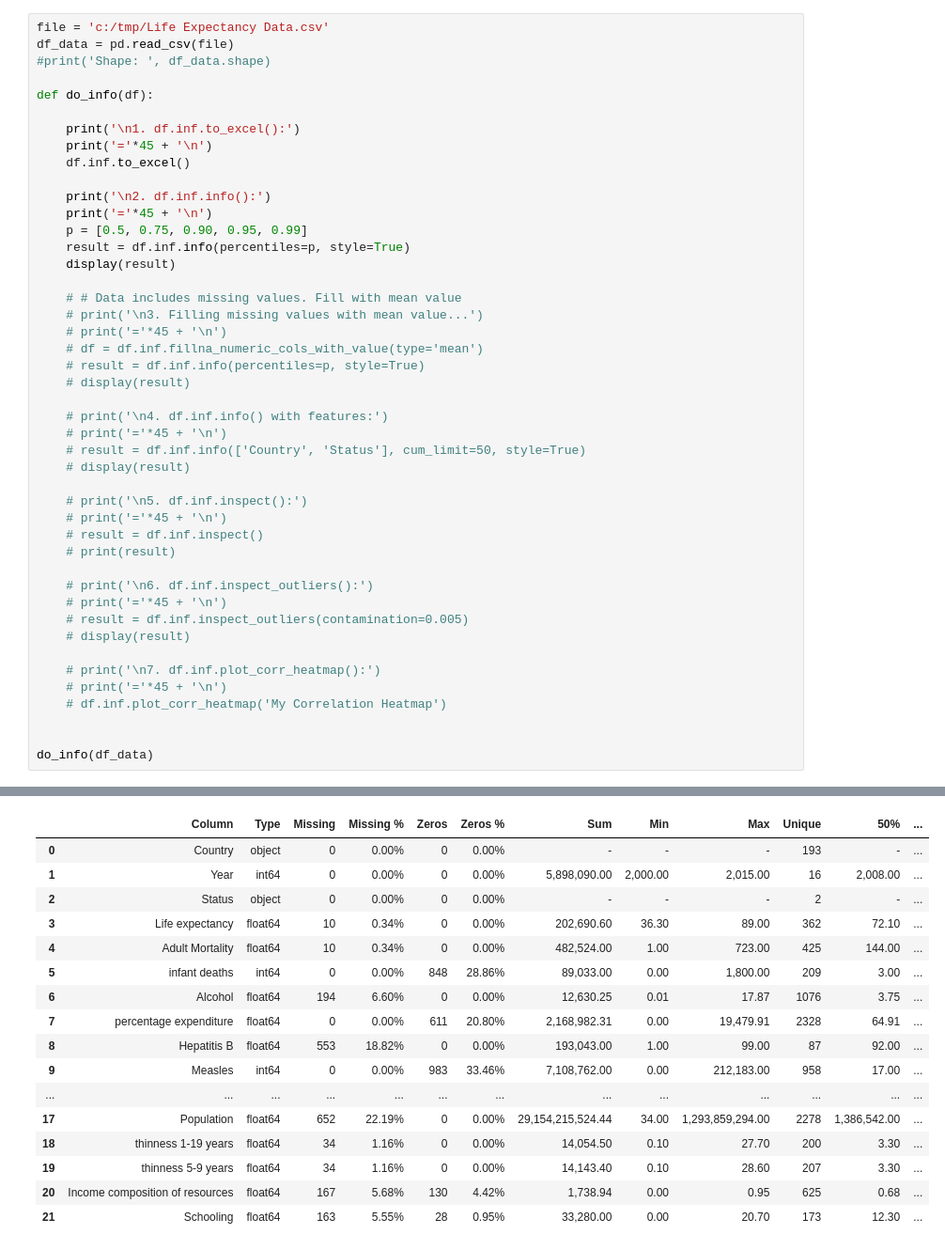
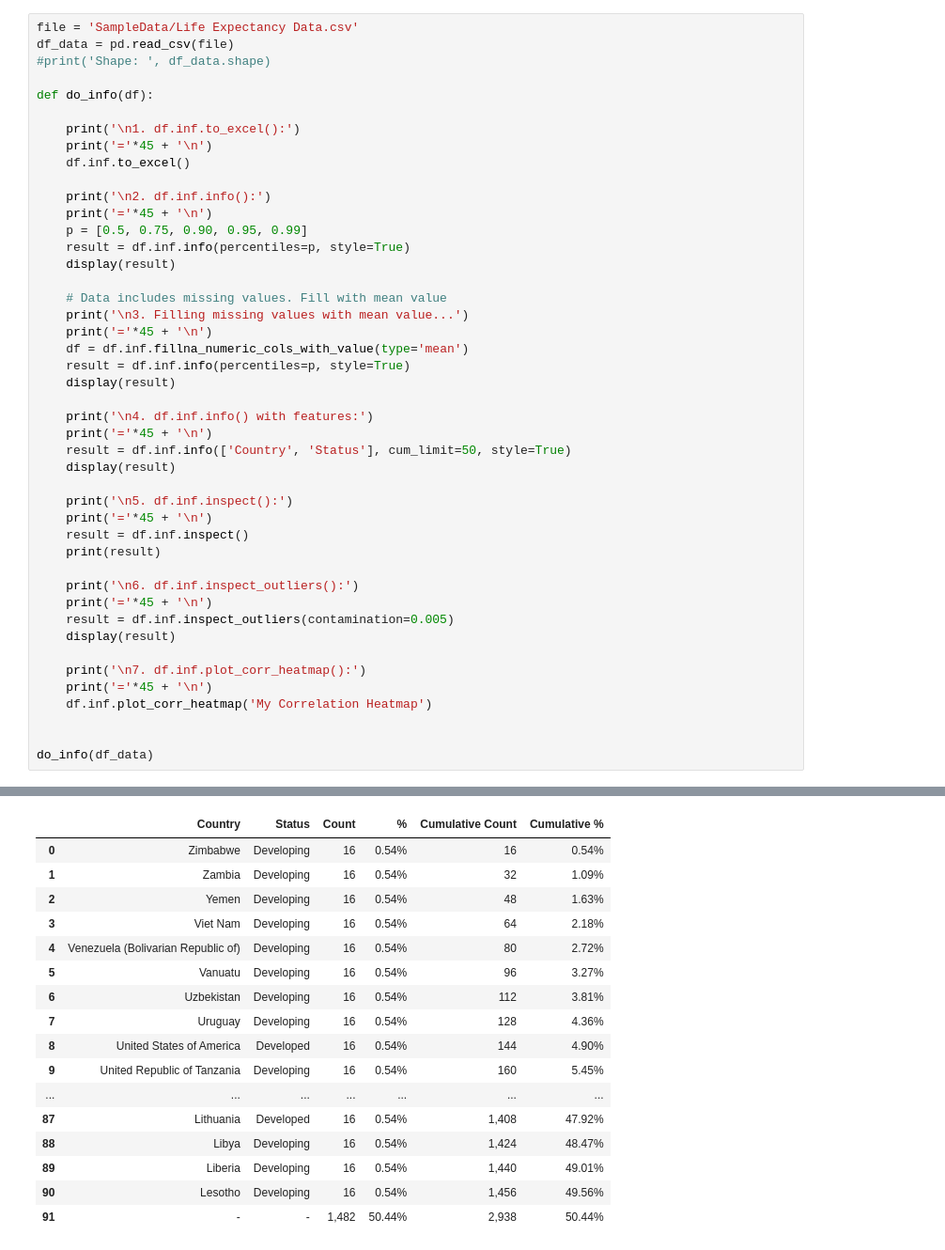
Before and after one commit to mottibz/pdinfo, a Jupyter notebook: examples.ipynb, the cells around one changed output, grey strips where cells are left out. Shown at 94% size. Saved outputs shown, nothing was run; the diff lists cells and outputs as text.

```diff
--- a/examples.ipynb
+++ b/examples.ipynb
@@ -37,5 +37,5 @@ Interpreter: c:\Users\motti\Documents\GitHub\DataScience\venv\Scripts\python.exe
 # %%
-file = 'c:/tmp/Life Expectancy Data.csv'
+file = 'SampleData/Life Expectancy Data.csv'
 df_data = pd.read_csv(file)
 #print('Shape: ', df_data.shape)
 
@@ -51,31 +51,31 @@ def do_info(df):
     result = df.inf.info(percentiles=p, style=True)
     display(result)
 
-    # # Data includes missing values. Fill with mean value
-    # print('\n3. Filling missing values with mean value...')
-    # print('='*45 + '\n')
-    # df = df.inf.fillna_numeric_cols_with_value(type='mean')
-    # result = df.inf.info(percentiles=p, style=True)
-    # display(result)
+    # Data includes missing values. Fill with mean value
+    print('\n3. Filling missing values with mean value...')
+    print('='*45 + '\n')
+    df = df.inf.fillna_numeric_cols_with_value(type='mean')
+    result = df.inf.info(percentiles=p, style=True)
+    display(result)
 
-    # print('\n4. df.inf.info() with features:')
-    # print('='*45 + '\n')
-    # result = df.inf.info(['Country', 'Status'], cum_limit=50, style=True)
-    # display(result)
+    print('\n4. df.inf.info() with features:')
+    print('='*45 + '\n')
+    result = df.inf.info(['Country', 'Status'], cum_limit=50, style=True)
+    display(result)
 
-    # print('\n5. df.inf.inspect():')
-    # print('='*45 + '\n')
-    # result = df.inf.inspect()
-    # print(result)
+    print('\n5. df.inf.inspect():')
+    print('='*45 + '\n')
+    result = df.inf.inspect()
+    print(result)
 
-    # print('\n6. df.inf.inspect_outliers():')
-    # print('='*45 + '\n')
-    # result = df.inf.inspect_outliers(contamination=0.005)
-    # display(result)
+    print('\n6. df.inf.inspect_outliers():')
+    print('='*45 + '\n')
+    result = df.inf.inspect_outliers(contamination=0.005)
+    display(result)
 
-    # print('\n7. df.inf.plot_corr_heatmap():')
-    # print('='*45 + '\n')
-    # df.inf.plot_corr_heatmap('My Correlation Heatmap')
+    print('\n7. df.inf.plot_corr_heatmap():')
+    print('='*45 + '\n')
+    df.inf.plot_corr_heatmap('My Correlation Heatmap')
 
 
 do_info(df_data)
@@ -113,17 +138,17 @@ Number of rows:    2,938
-|  | Column | Type | Missing | Missing % | Zeros | Zeros % | Sum | Min | Max | Unique | 50% | ... |
-| 0 | Country | object | 0 | 0.00% | 0 | 0.00% | - | - | - | 193 | - | ... |
-| 1 | Year | int64 | 0 | 0.00% | 0 | 0.00% | 5,898,090.00 | 2,000.00 | 2,015.00 | 16 | 2,008.00 | ... |
-| 2 | Status | object | 0 | 0.00% | 0 | 0.00% | - | - | - | 2 | - | ... |
-| 3 | Life expectancy | float64 | 10 | 0.34% | 0 | 0.00% | 202,690.60 | 36.30 | 89.00 | 362 | 72.10 | ... |
-| 4 | Adult Mortality | float64 | 10 | 0.34% | 0 | 0.00% | 482,524.00 | 1.00 | 723.00 | 425 | 144.00 | ... |
-| 5 | infant deaths | int64 | 0 | 0.00% | 848 | 28.86% | 89,033.00 | 0.00 | 1,800.00 | 209 | 3.00 | ... |
-| 6 | Alcohol | float64 | 194 | 6.60% | 0 | 0.00% | 12,630.25 | 0.01 | 17.87 | 1076 | 3.75 | ... |
-| 7 | percentage expenditure | float64 | 0 | 0.00% | 611 | 20.80% | 2,168,982.31 | 0.00 | 19,479.91 | 2328 | 64.91 | ... |
-| 8 | Hepatitis B | float64 | 553 | 18.82% | 0 | 0.00% | 193,043.00 | 1.00 | 99.00 | 87 | 92.00 | ... |
-| 9 | Measles | int64 | 0 | 0.00% | 983 | 33.46% | 7,108,762.00 | 0.00 | 212,183.00 | 958 | 17.00 | ... |
-| ... | ... | ... | ... | ... | ... | ... | ... | ... | ... | ... | ... | ... |
-| 17 | Population | float64 | 652 | 22.19% | 0 | 0.00% | 29,154,215,524.44 | 34.00 | 1,293,859,294.00 | 2278 | 1,386,542.00 | ... |
-| 18 | thinness 1-19 years | float64 | 34 | 1.16% | 0 | 0.00% | 14,054.50 | 0.10 | 27.70 | 200 | 3.30 | ... |
-| 19 | thinness 5-9 years | float64 | 34 | 1.16% | 0 | 0.00% | 14,143.40 | 0.10 | 28.60 | 207 | 3.30 | ... |
-| 20 | Income composition of resources | float64 | 167 | 5.68% | 130 | 4.42% | 1,738.94 | 0.00 | 0.95 | 625 | 0.68 | ... |
-| 21 | Schooling | float64 | 163 | 5.55% | 28 | 0.95% | 33,280.00 | 0.00 | 20.70 | 173 | 12.30 | ... |
+|  | Country | Status | Count | % | Cumulative Count | Cumulative % |
+| 0 | Zimbabwe | Developing | 16 | 0.54% | 16 | 0.54% |
+| 1 | Zambia | Developing | 16 | 0.54% | 32 | 1.09% |
+| 2 | Yemen | Developing | 16 | 0.54% | 48 | 1.63% |
+| 3 | Viet Nam | Developing | 16 | 0.54% | 64 | 2.18% |
+| 4 | Venezuela (Bolivarian Republic of) | Developing | 16 | 0.54% | 80 | 2.72% |
+| 5 | Vanuatu | Developing | 16 | 0.54% | 96 | 3.27% |
+| 6 | Uzbekistan | Developing | 16 | 0.54% | 112 | 3.81% |
+| 7 | Uruguay | Developing | 16 | 0.54% | 128 | 4.36% |
+| 8 | United States of America | Developed | 16 | 0.54% | 144 | 4.90% |
+| 9 | United Republic of Tanzania | Developing | 16 | 0.54% | 160 | 5.45% |
+| ... | ... | ... | ... | ... | ... | ... |
+| 87 | Lithuania | Developed | 16 | 0.54% | 1,408 | 47.92% |
+| 88 | Libya | Developing | 16 | 0.54% | 1,424 | 48.47% |
+| 89 | Liberia | Developing | 16 | 0.54% | 1,440 | 49.01% |
+| 90 | Lesotho | Developing | 16 | 0.54% | 1,456 | 49.56% |
+| 91 | - | - | 1,482 | 50.44% | 2,938 | 50.44% |
```
Also changed, not shown: parts of 5 cells of this notebook, 5 other files.
